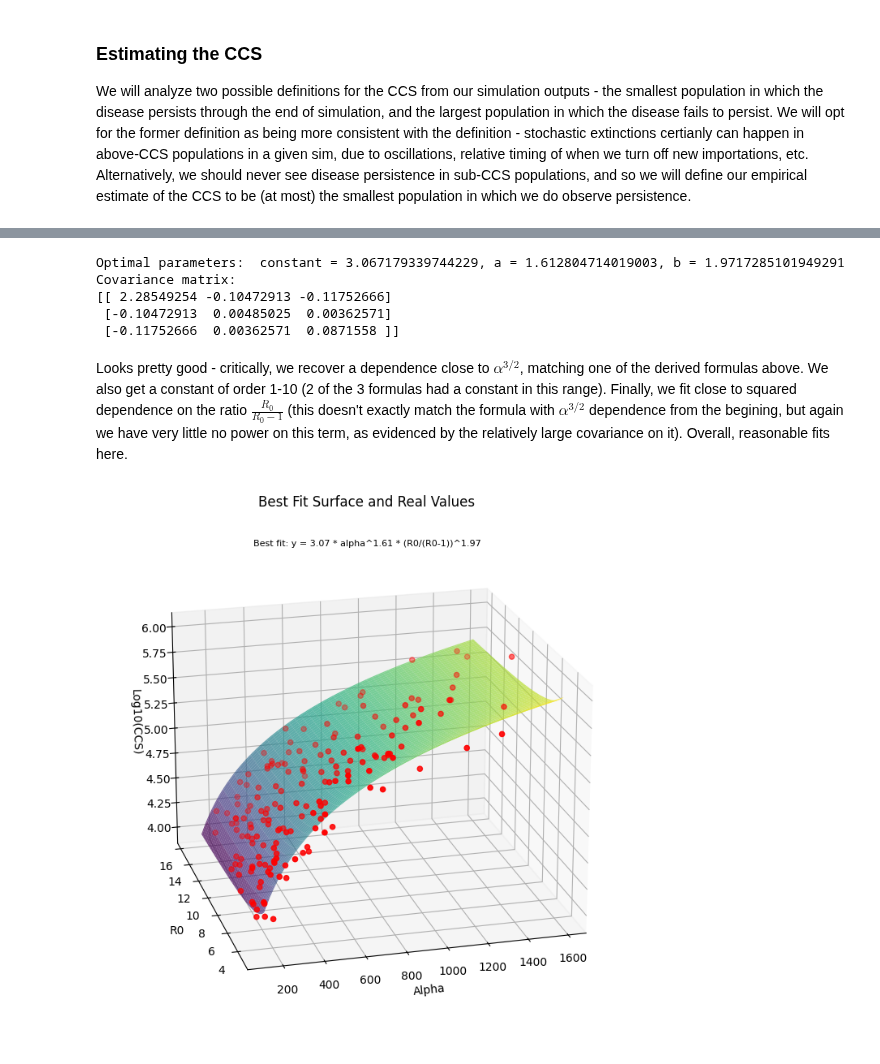
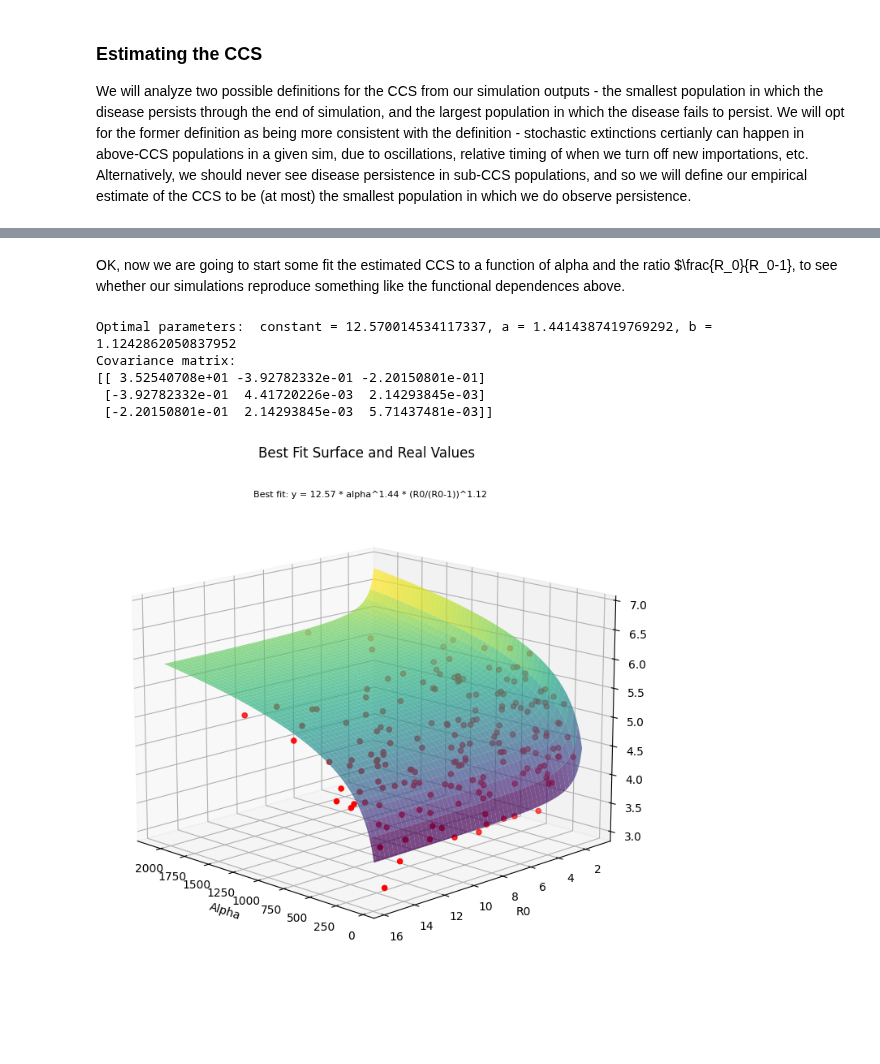
Before and after one commit to laser-base/laser-generic, a Jupyter notebook: docs/tutorials/notebooks/07_SIR_CCS.ipynb, the cells around one changed output, grey strips where cells are left out. Drawn from its saved outputs; the diff is of its cells as text; code cells hidden in the pictures; blank space fills up the shorter version.

Commit message:
Committing an updated CCS notebook with some additional diagnostic plots, wider range of populations simulated.

```diff
--- a/docs/tutorials/notebooks/07_SIR_CCS.ipynb
+++ b/docs/tutorials/notebooks/07_SIR_CCS.ipynb
@@ -86,7 +86,7 @@ class Importation_EachNode:
 
         return
 # %%
-run_sims = True
+run_sims = False
 analyze_sims = True
 # %%
 npatches = 61
@@ -95,7 +95,7 @@ initial_infected = 3
 nticks = 40 * 365
 nsims = 200
 i = 0
-start_from_last = False
+start_from_last = True
 if run_sims:
     i = 0
     if start_from_last:  #If we are resuming from a stopped previous run
@@ -180,7 +177,7 @@ if analyze_sims:
     nsims, nticks, npatches = outputs.shape
 
     pops = np.array(scenario.population)
-    plt.imshow(np.log10(outputs[0, :, :].T / pops[:, np.newaxis]), aspect="auto", origin="lower")
+    plt.imshow(np.log10(outputs[199, :, :].T / pops[:, np.newaxis]), aspect="auto", origin="lower")
     plt.colorbar(label="Cases")
     plt.xlabel("Time (days)")
     plt.ylabel("Patch population")
@@ -255,3 +248,5 @@ We are going to run into a bit of an inference power issue w/r/t dependence on t
+# %% [markdown]
+OK, now we are going to start some fit the estimated CCS to a function of alpha and the ratio $\frac{R_0}{R_0-1}, to see whether our simulations reproduce something like the functional dependences above.
 # %%
 from scipy.optimize import curve_fit
 
@@ -286,45 +281,43 @@ popt, pcov = curve_fit(
 print(f"Optimal parameters:  constant = {popt[0]}, a = {popt[1]}, b = {popt[2]}")#, c = {popt[3]}")
 print(f"Covariance matrix:\n{pcov}")
 # %% [output]
-Optimal parameters:  constant = 3.067179339744229, a = 1.612804714019003, b = 1.9717285101949291
+Optimal parameters:  constant = 12.570014534117337, a = 1.4414387419769292, b = 1.1242862050837952
 Covariance matrix:
-[[ 2.28549254 -0.10472913 -0.11752666]
- [-0.10472913  0.00485025  0.00362571]
- [-0.11752666  0.00362571  0.0871558 ]]
+[[ 3.52540708e+01 -3.92782332e-01 -2.20150801e-01]
+ [-3.92782332e-01  4.41720226e-03  2.14293845e-03]
+ [-2.20150801e-01  2.14293845e-03  5.71437481e-03]]
-# %% [markdown]
-Looks pretty good - critically, we recover a dependence close to $\alpha^{3/2}$, matching one of the derived formulas above.  We also get a constant of order 1-10 (2 of the 3 formulas had a constant in this range).  Finally, we fit close to squared dependence on the ratio $\frac{R_0}{R_0-1}$ (this doesn't exactly match the formula with $\alpha^{3/2}$ dependence from the begining, but again we have very little no power on this term, as evidenced by the relatively large covariance on it).  Overall, reasonable fits here.
 # %%
 # # Create a meshgrid for alpha and R0 values
 alpha_fit = np.linspace(min(alpha_values), max(alpha_values), 100)
 R0_fit = np.linspace(min(R0_values), max(R0_values), 100)
 alpha_fit, R0_fit = np.meshgrid(alpha_fit, R0_fit)
 
 # # Calculate the best fit surface
 best_fit_surface = fitting_function((alpha_fit, R0_fit), popt[0], popt[1], popt[2])
 
 # Plot the best fit surface
 fig = plt.figure(figsize=(14, 7))
 ax = fig.add_subplot(111, projection="3d")
 
 
 # # Plot the best fit surface
 ax.plot_surface(alpha_fit, R0_fit, np.log10(best_fit_surface), cmap="viridis", alpha=0.7)
 
 # # Scatter the real values for comparison
 ax.scatter(alpha_values, R0_values, np.log10(CCS_est_values), color="red", label="Real Values")
 
 ax.set_xlabel("Alpha")
 ax.set_ylabel("R0")
 ax.set_zlabel("Log10(CCS)")
 ax.set_title("Best Fit Surface and Real Values")
 
 # # Add the best fit equation as a textbox
 equation_text = f"Best fit: y = {popt[0]:.2f} * alpha^{popt[1]:.2f} * (R0/(R0-1))^{popt[2]:.2f}"
 fig.text(.4, 0.9, equation_text, transform=fig.transFigure, fontsize=8, verticalalignment='top')
 
 plt.tight_layout()
 # # Rotate the camera for a better viewing angle
-ax.view_init(elev=20, azim=255)
+ax.view_init(elev=15, azim=135)
 plt.show()
 # %% [output]
-[figure, old version]
+[figure, new version]
```
Also changed, not shown: parts of 5 cells of this notebook.
